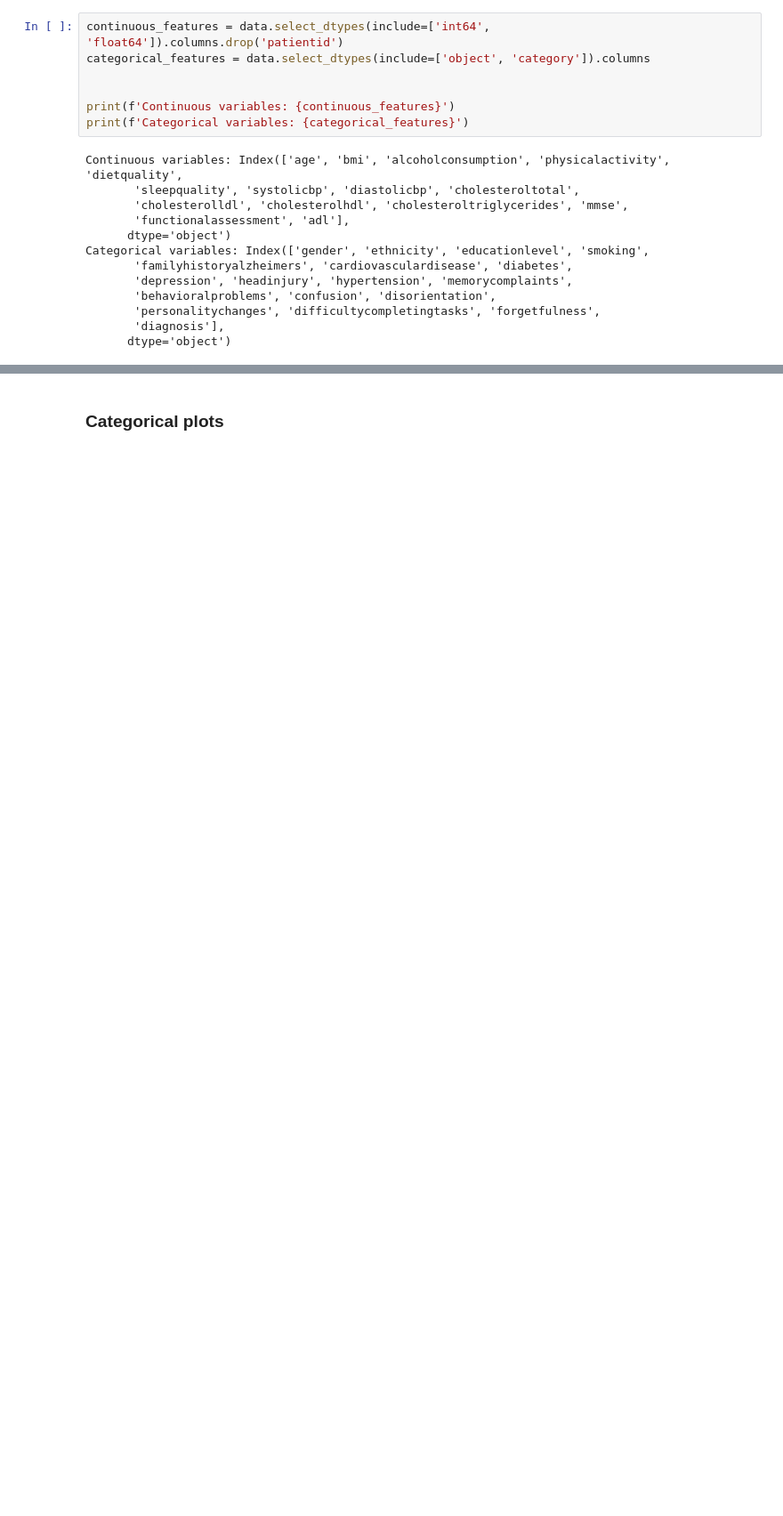
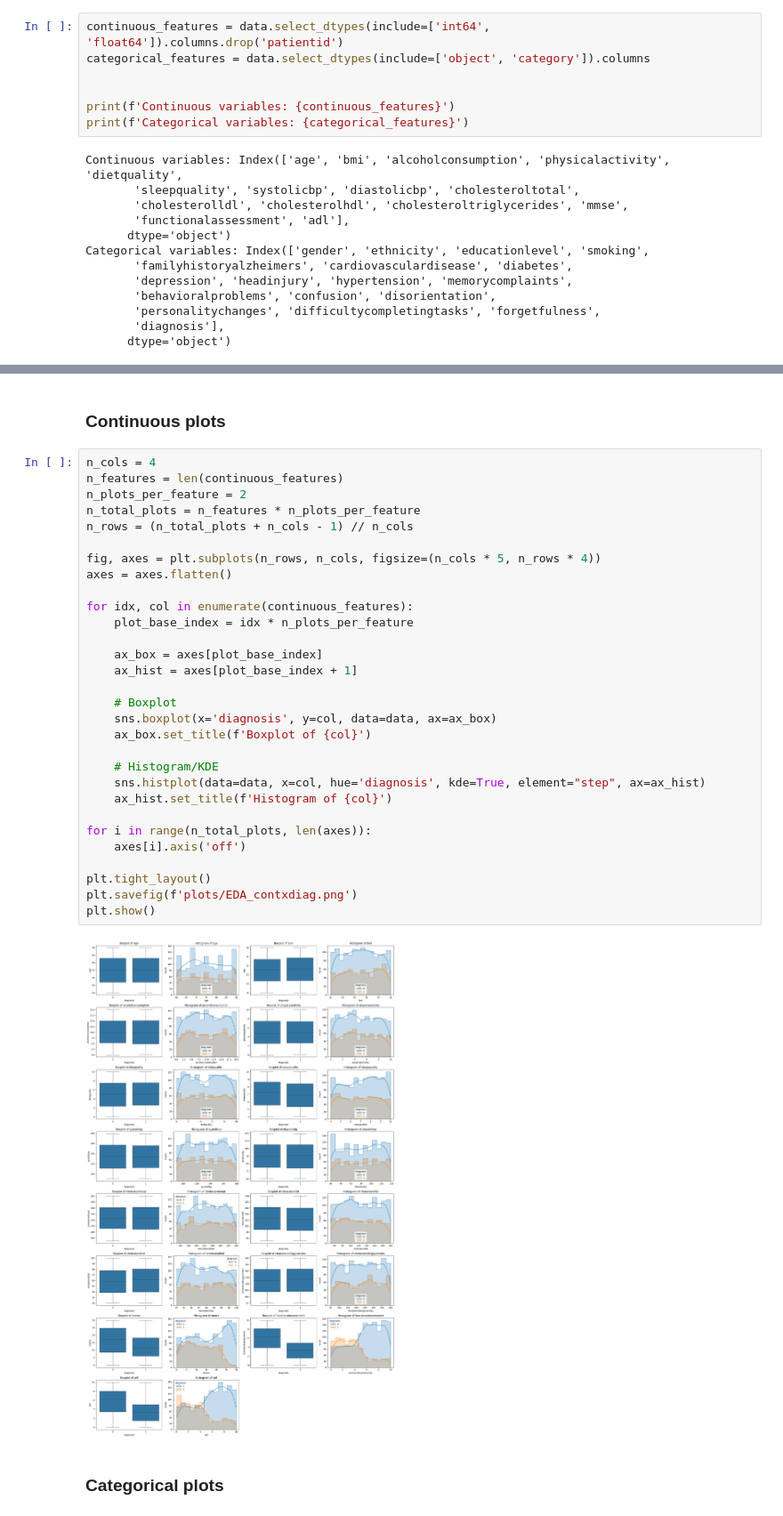
Before and after one commit to Jelles/AML-Assignment-2, a Jupyter notebook: main.ipynb, the cells around one changed output, grey strips where cells are left out. Shown at 89% size. Cells and saved outputs as stored; diff of their text form; blank space fills up the shorter version.

```diff
--- a/main.ipynb
+++ b/main.ipynb
@@ -186,2 +164,36 @@ for i, col in enumerate(continuous_features):
+# %% [markdown]
+### Continuous plots
+# %%
+n_cols = 4
+n_features = len(continuous_features)
+n_plots_per_feature = 2
+n_total_plots = n_features * n_plots_per_feature
+n_rows = (n_total_plots + n_cols - 1) // n_cols
+
+fig, axes = plt.subplots(n_rows, n_cols, figsize=(n_cols * 5, n_rows * 4))
+axes = axes.flatten()
+
+for idx, col in enumerate(continuous_features):
+    plot_base_index = idx * n_plots_per_feature
+
+    ax_box = axes[plot_base_index]
+    ax_hist = axes[plot_base_index + 1]
+
+    # Boxplot
+    sns.boxplot(x='diagnosis', y=col, data=data, ax=ax_box)
+    ax_box.set_title(f'Boxplot of {col}')
+
+    # Histogram/KDE
+    sns.histplot(data=data, x=col, hue='diagnosis', kde=True, element="step", ax=ax_hist)
+    ax_hist.set_title(f'Histogram of {col}')
+
+for i in range(n_total_plots, len(axes)):
+    axes[i].axis('off')
+
+plt.tight_layout()
+plt.savefig(f'plots/EDA_contxdiag.png')
+plt.show()
+# %% [output]
+[figure, added]
 # %% [markdown]
 ### Categorical plots
```
Also changed, not shown: parts of 23 cells of this notebook, 37 other files.
